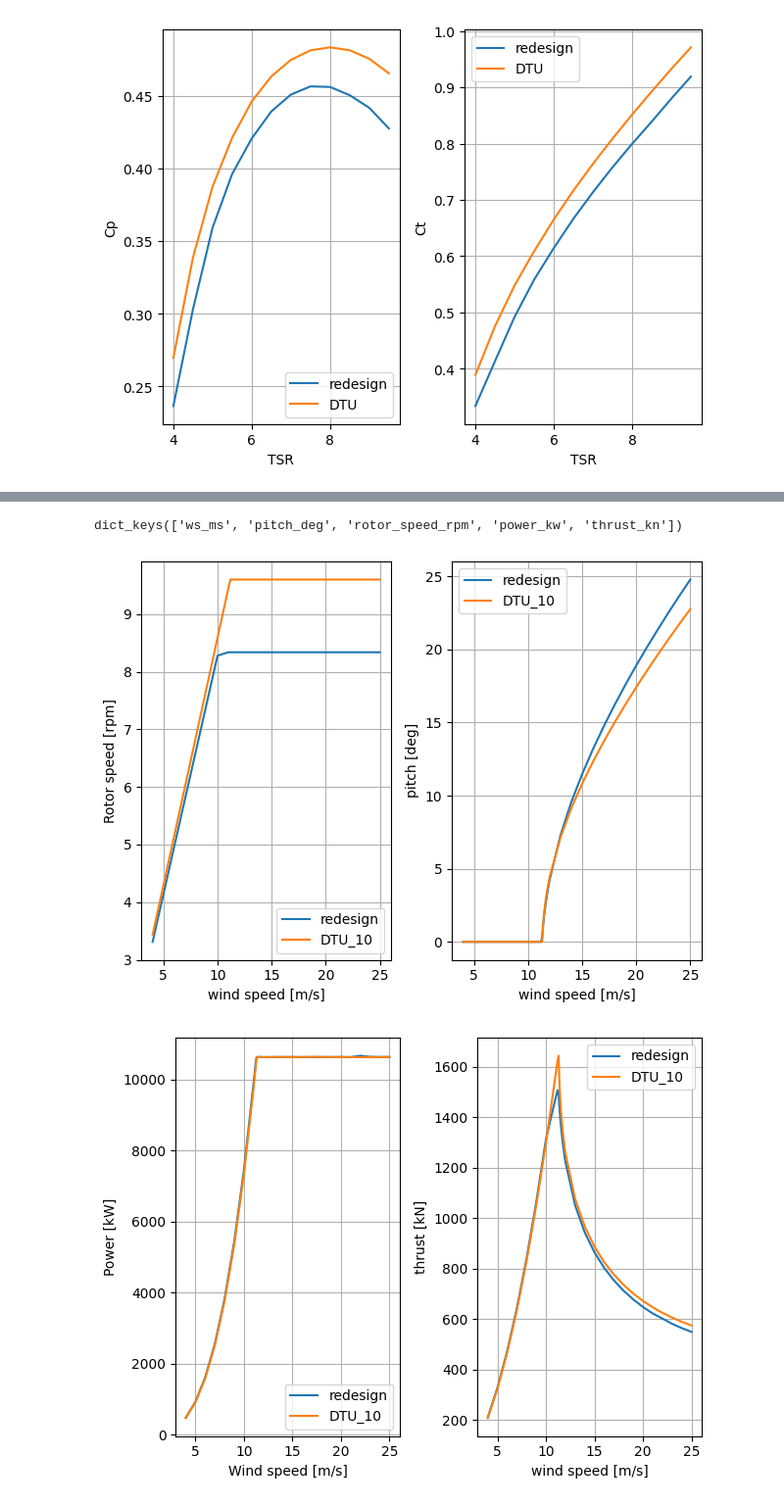
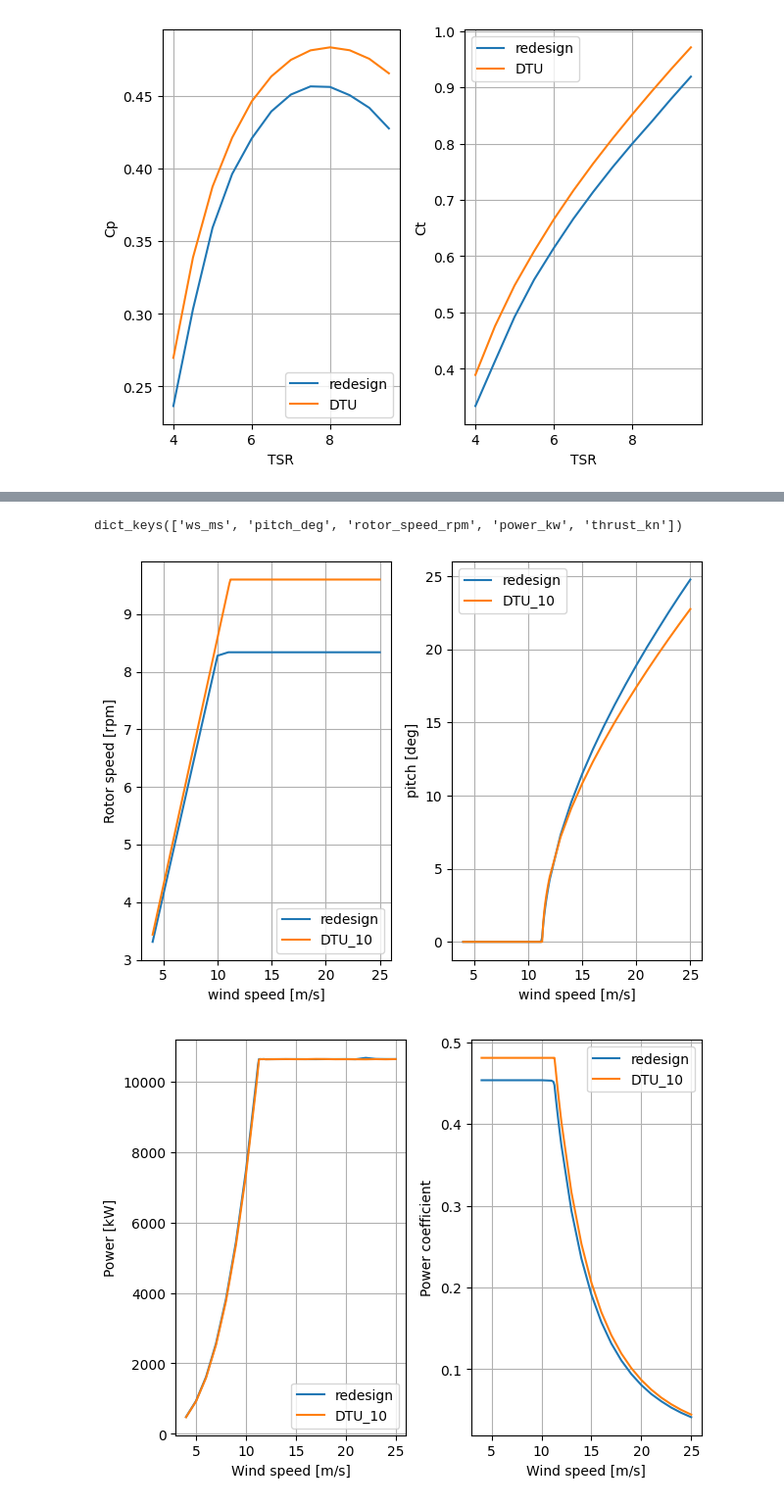
Before and after one commit to nicolaquaia/LAC_final, a Jupyter notebook: assignment_01/assignment1_03.ipynb, the cells around one changed output, grey strips where cells are left out. Shown at 98% size. Drawn from its saved outputs; the diff is of its cells as text; code cells hidden in the pictures.

```diff
--- a/assignment_01/assignment1_03.ipynb
+++ b/assignment_01/assignment1_03.ipynb
@@ -331,34 +418,67 @@ axs1[1].set_ylabel("pitch [deg]")
 axs1[1].legend()
 axs1[1].grid(True)
 
 # Adjust layout and show the figure
 plt.tight_layout()
 plt.show()
 
 
 # Side-by-side plots of the aerodynamic power (left plot) and its coefficient (right plot), and the thrust (left plot) and its coefficient (right plot) versus wind speed
 
+# power and thrust coefficients
+# Cp = P / (1/2 * rho * V0**3 * A)
+# Ct = T / (1/2 * rho * V0**2 * A)
+rho = 1.225
+CP_redesign = rigid_data['power_kw'] / (0.5 * rho * rigid_data['ws_ms']**3 * np.pi*R_Y**2)*1e3
+CP_DTU_10 = rigid_DTU_10_data['power_kw'] / (0.5 * rho * rigid_DTU_10_data['ws_ms']**3 * np.pi*R_X**2)*1e3
+
+CT_redesign = rigid_data['thrust_kn'] / (0.5 * rho * rigid_data['ws_ms']**2 * np.pi*R_Y**2)*1e3
+CT_DTU_10 = rigid_DTU_10_data['thrust_kn'] / (0.5 * rho * rigid_DTU_10_data['ws_ms']**2 * np.pi*R_X**2)*1e3
+
 
 fig1, axs1 = plt.subplots(1, 2, num=2, clear=True)
 
 axs1[0].plot(rigid_data['ws_ms'], rigid_data['power_kw'], label='redesign')
 axs1[0].plot(rigid_DTU_10_data['ws_ms'], rigid_DTU_10_data['power_kw'], label='DTU_10')
 axs1[0].set_ylabel("Power [kW]")
 axs1[0].set_xlabel("Wind speed [m/s]")
 axs1[0].legend()
 axs1[0].grid(True)
 
-axs1[1].plot(rigid_data['ws_ms'], rigid_data['thrust_kn'], label='redesign')
-axs1[1].plot(rigid_DTU_10_data['ws_ms'], rigid_DTU_10_data['thrust_kn'], label='DTU_10')
+axs1[1].plot(rigid_data['ws_ms'], CP_redesign, label='redesign')
+axs1[1].plot(rigid_DTU_10_data['ws_ms'], CP_DTU_10, label='DTU_10')
+axs1[1].set_ylabel("Power coefficient")
+axs1[1].set_xlabel("Wind speed [m/s]")
+axs1[1].legend()
+axs1[1].grid(True)
+
+
+# Adjust layout and show the figure
+plt.tight_layout()
+plt.show()
+
+
+
+fig1, axs1 = plt.subplots(1, 2, num=2, clear=True)
+
+axs1[0].plot(rigid_data['ws_ms'], rigid_data['thrust_kn'], label='redesign')
+axs1[0].plot(rigid_DTU_10_data['ws_ms'], rigid_DTU_10_data['thrust_kn'], label='DTU_10')
+axs1[0].set_xlabel("wind speed [m/s]")
+axs1[0].set_ylabel("thrust [kN]")
+axs1[0].legend()
+axs1[0].grid(True)
+
+axs1[1].plot(rigid_data['ws_ms'], CT_redesign, label='redesign')
+axs1[1].plot(rigid_DTU_10_data['ws_ms'], CT_DTU_10, label='DTU_10')
 axs1[1].set_xlabel("wind speed [m/s]")
-axs1[1].set_ylabel("thrust [kN]")
+axs1[1].set_ylabel("thrust coefficient")
 axs1[1].legend()
 axs1[1].grid(True)
 
 # Adjust layout and show the figure
 plt.tight_layout()
 plt.show()
 # %% [output]
 dict_keys(['ws_ms', 'pitch_deg', 'rotor_speed_rpm', 'power_kw', 'thrust_kn'])
 [figure]
-[figure, old version]
+[figure, new version]
```
Also changed, not shown: parts of 3 cells of this notebook, 15 other files.
